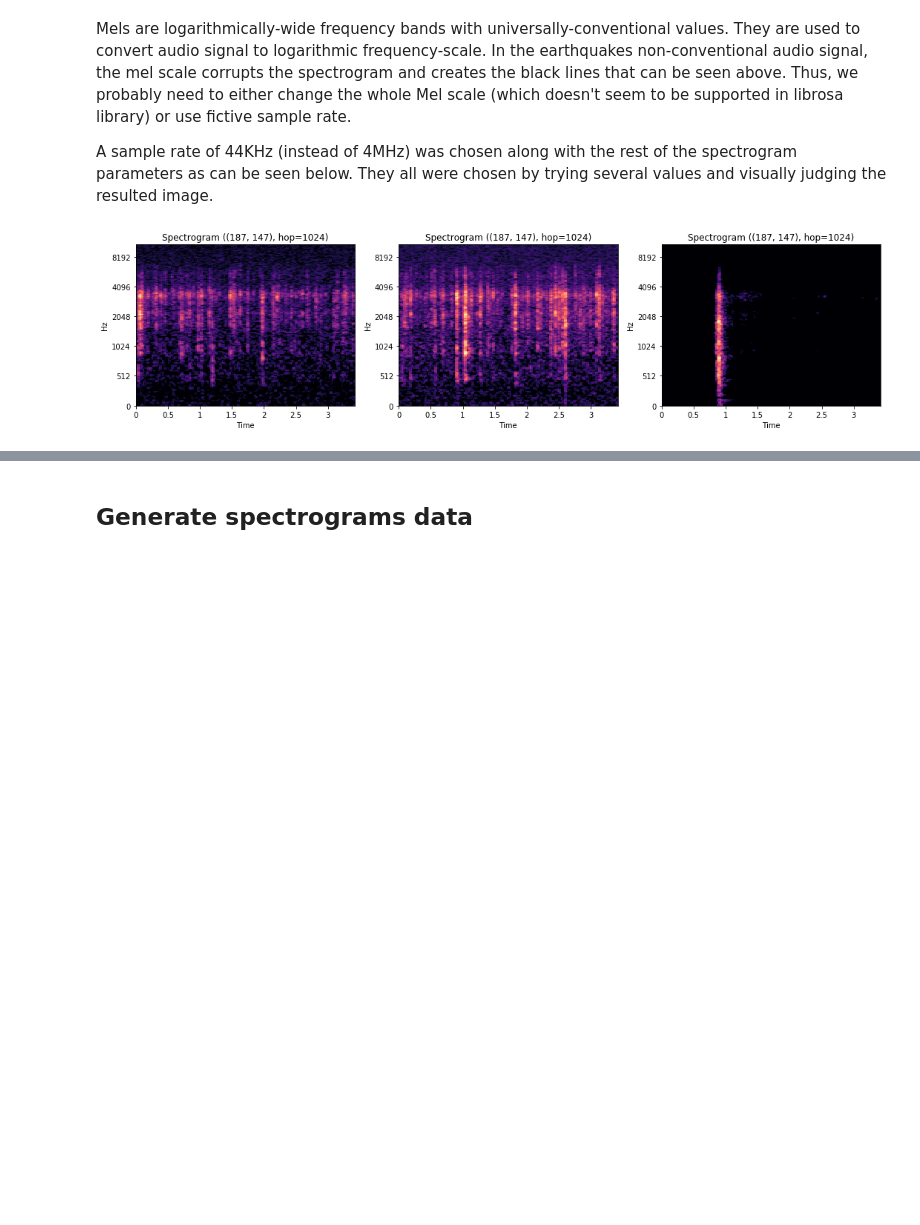
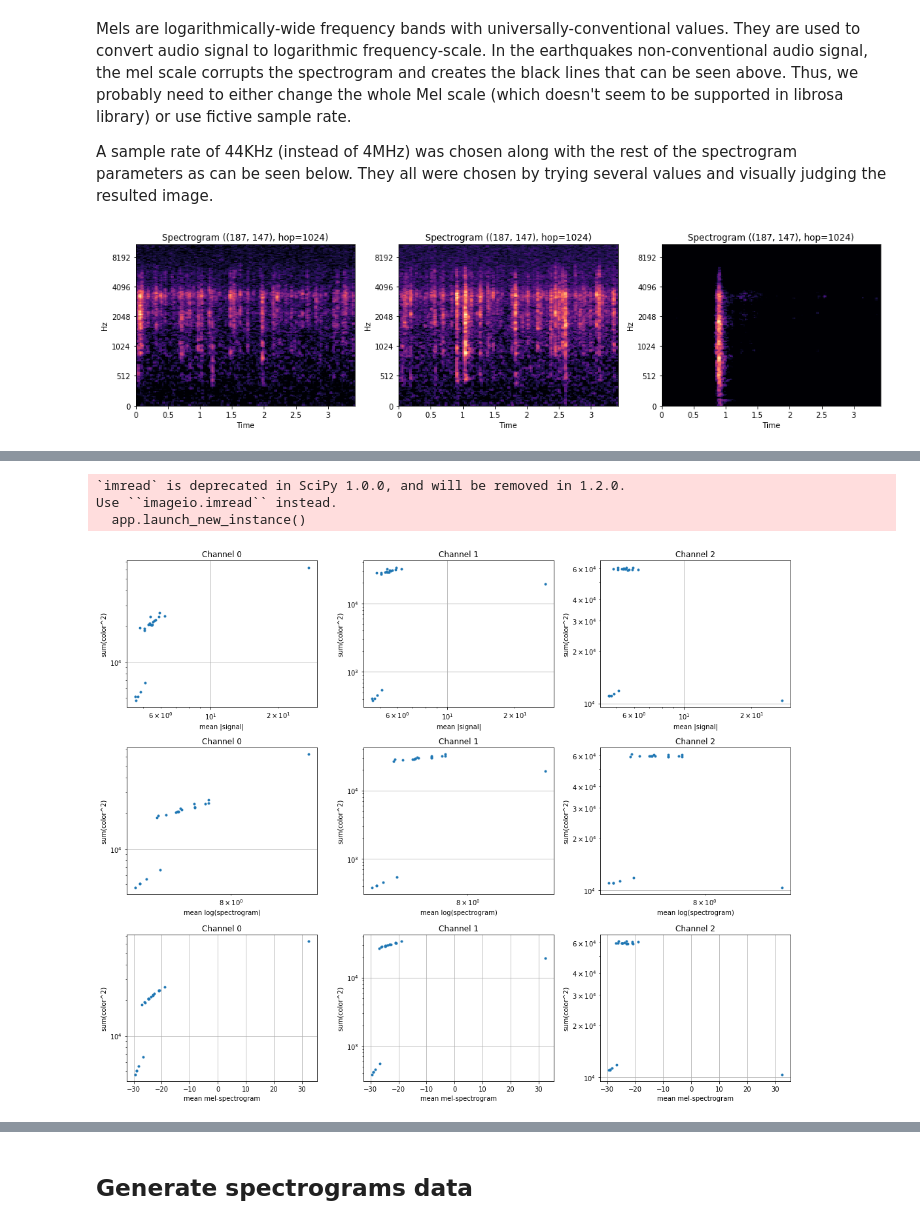
Before and after one commit to ido90/Earthquakes, a Jupyter notebook: Spectrogram/Spectrogram_librosa.ipynb, the cells around one changed output, grey strips where cells are left out. Drawn from its saved outputs; the diff is of its cells as text; code cells hidden in the pictures; blank space fills up the shorter version.

```diff
--- a/Spectrogram/Spectrogram_librosa.ipynb
+++ b/Spectrogram/Spectrogram_librosa.ipynb
@@ -297,0 +333,80 @@ normalizing the to_db() with const 10^8 looks fine, but still needs to verify th
+# %%
+# Get 20 random segments, generate their spectrogram-arrays, and load their saved PNG-spectrograms.
+
+np.random.seed(0)
+sigs = []
+specs = []
+mels = []
+ims = []
+hops = np.random.randint(0,3000,20)
+for hop in hops:
+    tmp = pd.read_csv(BASE/'train.csv', dtype={'acoustic_data': np.int16, 'time_to_failure': np.float32},
+                      nrows=seg_len, skiprows=range(1,1+hop*hop_len))
+    tmp.rename(columns={'acoustic_data': 'signal', 'time_to_failure': 'quaketime'}, inplace=True)
+    sigs.append(tmp.signal.values)
+    tf = tmp.quaketime.values[-1]
+    cls = np.where([a<=tf<b for a,b in zip(class_limits[:-1],class_limits[1:])])[0][0]
+    cls_nm = '-'.join((f'{class_limits[cls]:02d}',f'{class_limits[cls+1]:02d}'))
+    fname = str(hop) + '_' + cls_nm + '.png'
+    ims.append(imread(TRAIN/fname))
+    mel_spec = librosa.feature.melspectrogram(np.array(tmp.signal,dtype='float'), n_fft=n_fft, hop_length=hop_length,
+                                          n_mels=n_mels, sr=sr, power=power)#, fmin=fmin, fmax=fmax)
+    specs.append(mel_spec)
+    mel_spec = librosa.amplitude_to_db(mel_spec, ref=10**8)
+    l = mel_spec.shape[0]
+    mel_spec = mel_spec[int(0.02*l):int(0.75*l),:]
+    mels.append(mel_spec)
+# %% [output]
+`imread` is deprecated in SciPy 1.0.0, and will be removed in 1.2.0.
+Use ``imageio.imread`` instead.
+  app.launch_new_instance()
+# %%
+# Get also the peak segment and its spectrogram.
+
+tmp = df_peak
+
+sigs.append(tmp.signal.values)
+tf = tmp.quaketime.values[-1]
+cls = np.where([a<=tf<b for a,b in zip(class_limits[:-1],class_limits[1:])])[0][0]
+cls_nm = '-'.join((f'{class_limits[cls]:02d}',f'{class_limits[cls+1]:02d}'))
+fname = str(hop) + '_' + cls_nm + '.png'
+ims.append(imread(TRAIN/fname))
+mel_spec = librosa.feature.melspectrogram(np.array(tmp.signal,dtype='float'), n_fft=n_fft, hop_length=hop_length,
+                                      n_mels=n_mels, sr=sr, power=power)#, fmin=fmin, fmax=fmax)
+specs.append(mel_spec)
+mel_spec = librosa.amplitude_to_db(mel_spec, ref=10**8)
+l = mel_spec.shape[0]
+mel_spec = mel_spec[int(0.02*l):int(0.75*l),:]
+mels.append(mel_spec)
+ims.append(imread(TRAIN/'1954_00-01.png'))
+# %%
+# Look for relation between the signal "power"
+# (measured by mean(|signal|), mean(log(raw spectrogram)), and mean(mel-spectrogram))
+# and the PNG image color range (measured by sum(color^2) for each channel separately).
+
+fig, axs = plt.subplots(3,3, figsize=(15,12))
+for channel in range(3):
+    axs[0,channel].plot([np.mean(np.abs(m.flatten())) for m in sigs],[np.mean(([t**2 for t in im[:,:,channel].flatten()])) for im in ims],'.')
+    axs[0,channel].set_xlabel('mean |signal|')
+    axs[0,channel].set_ylabel('sum(color^2)')
+    axs[0,channel].set_title(f'Channel {channel:d}')
+    axs[0,channel].set_xscale('log')
+    axs[0,channel].set_yscale('log')
+    axs[0,channel].grid()
+    axs[1,channel].plot([np.mean(np.log(m.flatten())) for m in specs],[np.mean(([t**2 for t in im[:,:,channel].flatten()])) for im in ims],'.')
+    axs[1,channel].set_xlabel('mean log(spectrogram)')
+    axs[1,channel].set_ylabel('sum(color^2)')
+    axs[1,channel].set_title(f'Channel {channel:d}')
+    axs[1,channel].set_xscale('log')
+    axs[1,channel].set_yscale('log')
+    axs[1,channel].grid()
+    axs[2,channel].plot([np.mean((m.flatten())) for m in mels],[np.mean(([t**2 for t in im[:,:,channel].flatten()])) for im in ims],'.')
+    axs[2,channel].set_xlabel('mean mel-spectrogram')
+    axs[2,channel].set_ylabel('sum(color^2)')
+    axs[2,channel].set_title(f'Channel {channel:d}')
+    #axs[2,channel].set_xscale('log')
+    axs[2,channel].set_yscale('log')
+    axs[2,channel].grid()
+plt.tight_layout()
+# %% [output]
+[figure, added]
```
Also changed, not shown: parts of 14 cells of this notebook.
